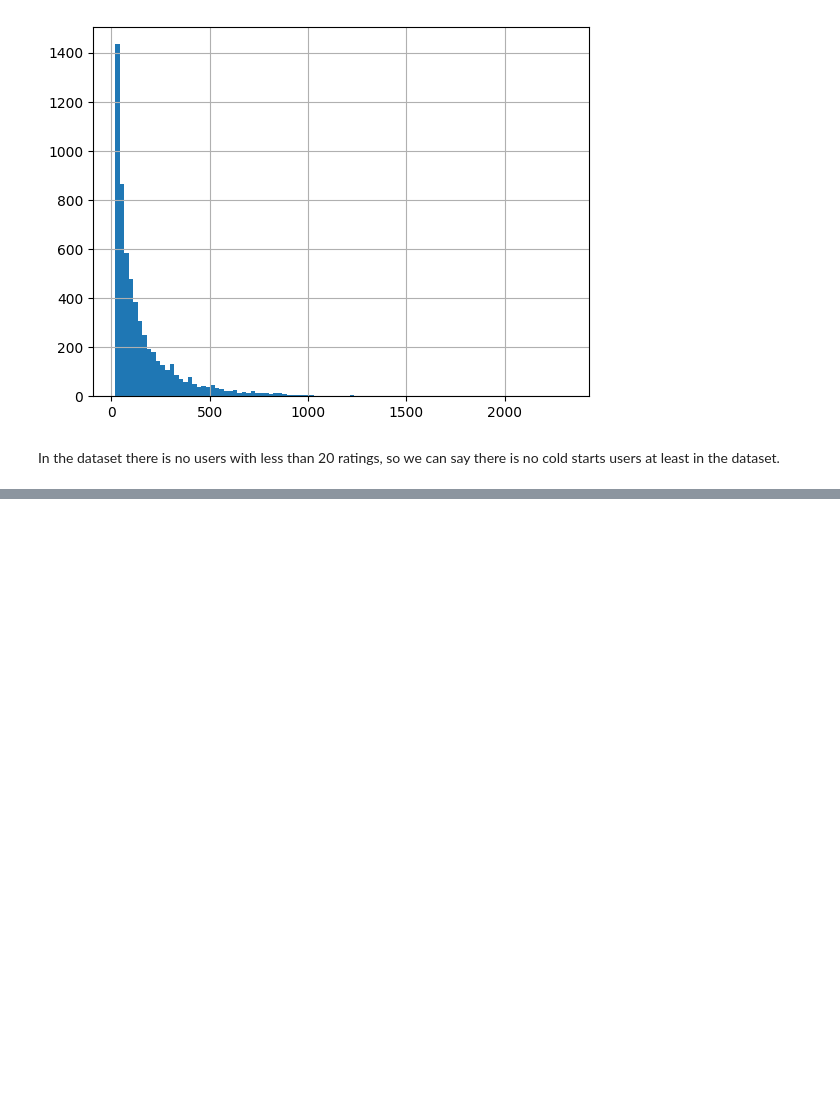
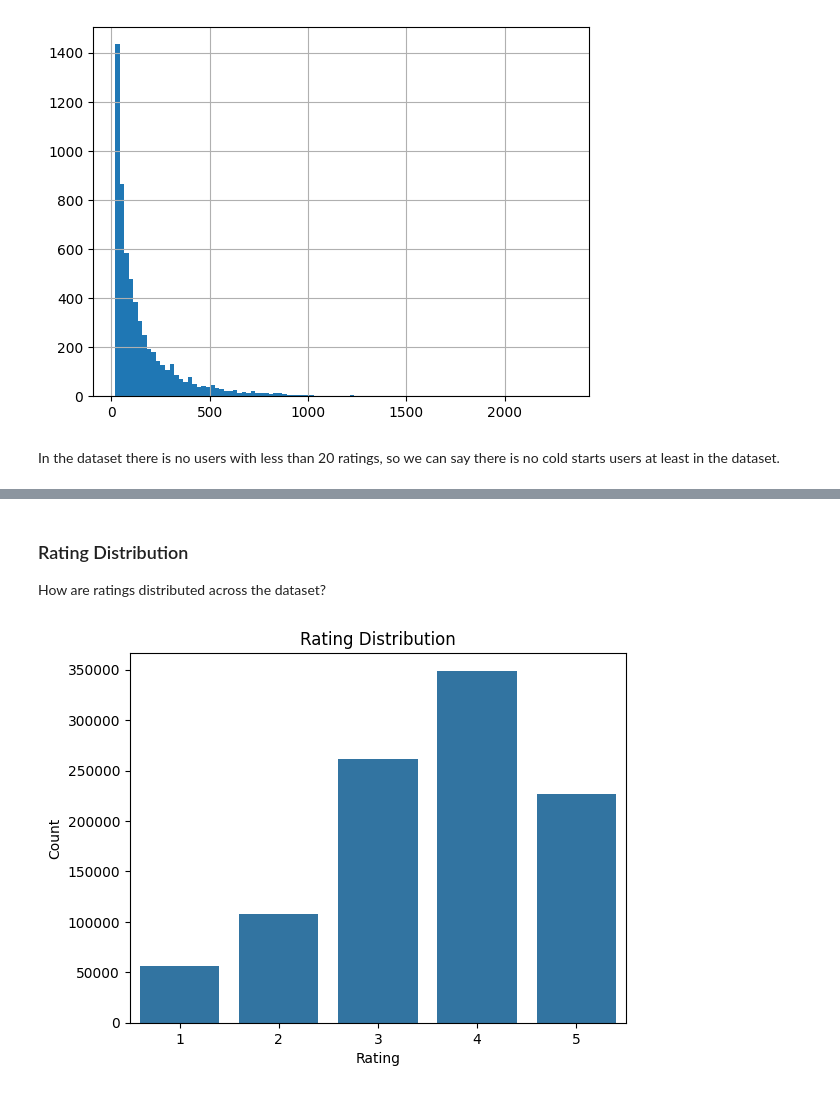
Before and after one commit to DaryaYu/aquarium, a Jupyter notebook: eda/EDA.ipynb, the cells around one changed output, grey strips where cells are left out. Saved outputs shown, nothing was run; the diff lists cells and outputs as text; code cells hidden in the pictures; blank space fills up the shorter version.

```diff
--- a/eda/EDA.ipynb
+++ b/eda/EDA.ipynb
@@ -54,0 +98,12 @@ In the dataset there is no users with less than 20 ratings, so we can say there
+# %% [markdown]
+### Rating Distribution
+
+How are ratings distributed across the dataset?
+# %%
+sns.countplot(x='rating', data=ratings)
+plt.title("Rating Distribution")
+plt.xlabel("Rating")
+plt.ylabel("Count")
+plt.show()
+# %% [output]
+[figure, added]
```
Also changed, not shown: parts of 24 cells of this notebook, 12 other files.
